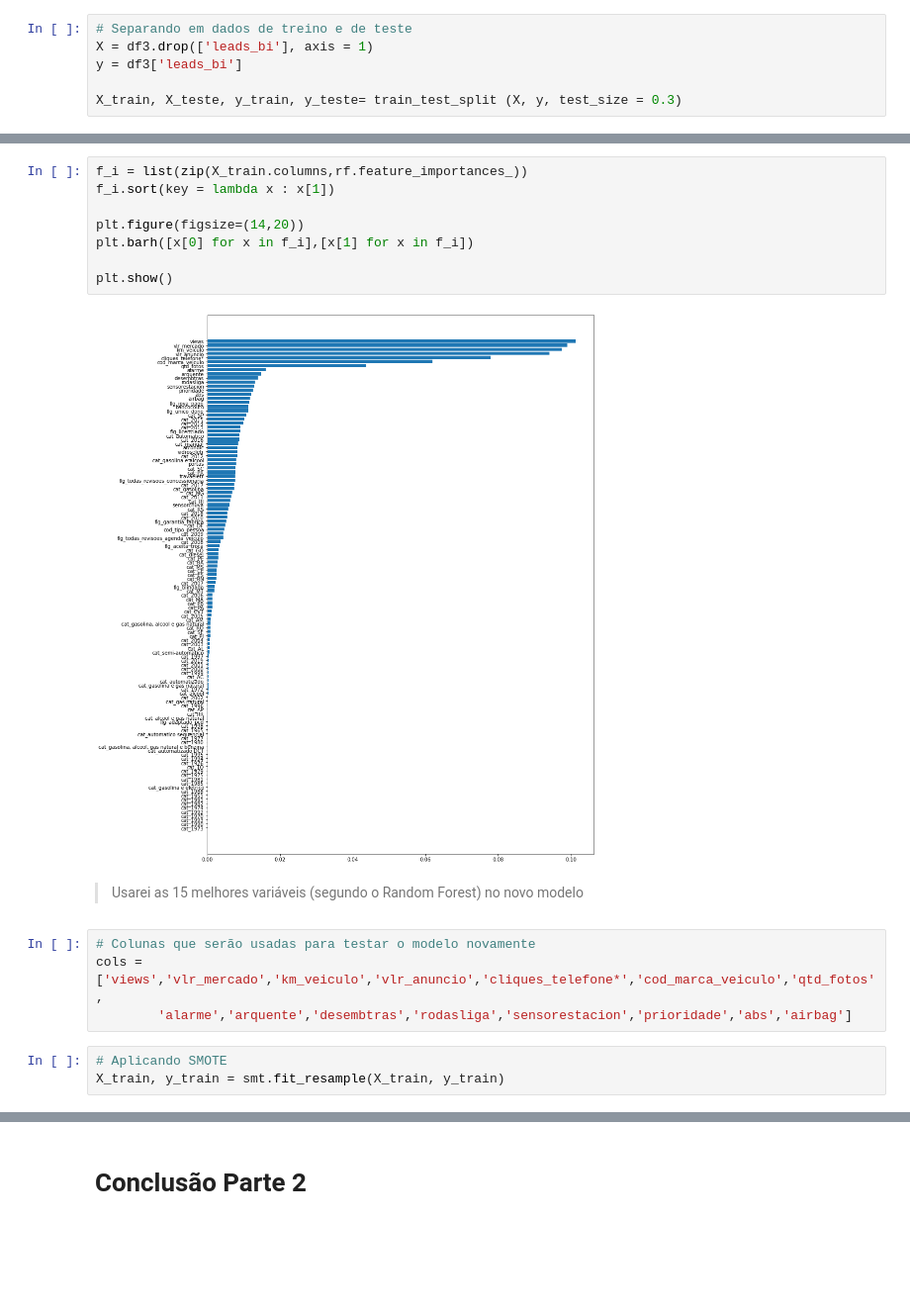
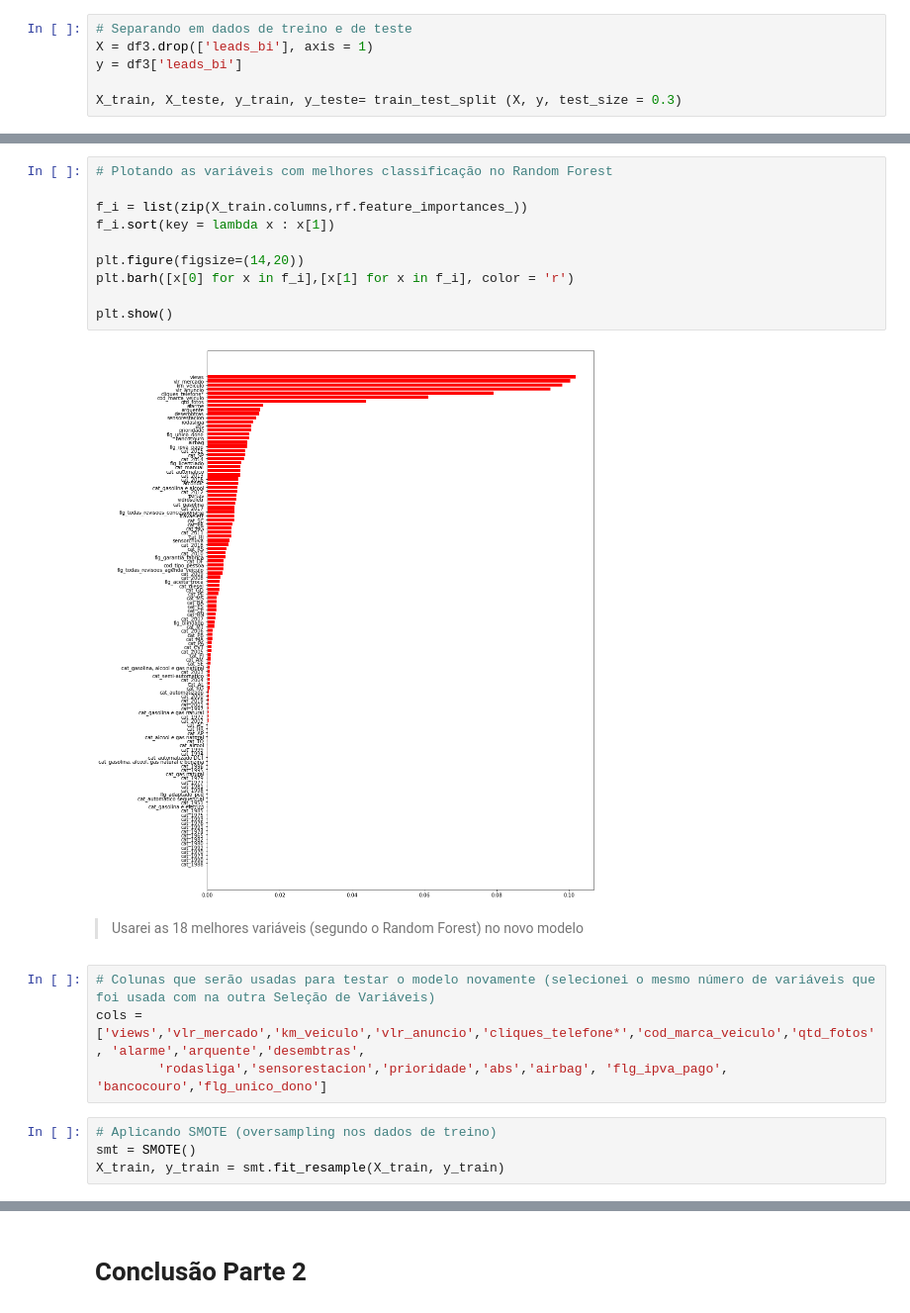
Before and after one commit to rafajovelho/Case1, a Jupyter notebook: Case-GCBInvestimentosipynb.ipynb, the cells around one changed output, grey strips where cells are left out. Shown at 99% size. Saved outputs shown, nothing was run; the diff lists cells and outputs as text; blank space fills up the shorter version.

Commit message:
Análise de Dados

```diff
--- a/Case-GCBInvestimentosipynb.ipynb
+++ b/Case-GCBInvestimentosipynb.ipynb
@@ -1552,21 +1562,24 @@ weighted avg       0.66      0.77      0.68     12397
 # %%
+# Plotando as variáveis com melhores classificação no Random Forest
+
 f_i = list(zip(X_train.columns,rf.feature_importances_))
 f_i.sort(key = lambda x : x[1])
 
 plt.figure(figsize=(14,20))
-plt.barh([x[0] for x in f_i],[x[1] for x in f_i])
+plt.barh([x[0] for x in f_i],[x[1] for x in f_i], color = 'r')
 
 plt.show()
 # %% [output]
-[figure, old version]
+[figure, new version]
 # %% [markdown]
-> Usarei as 15 melhores variáveis (segundo o Random Forest) no novo modelo
+> Usarei as 18 melhores variáveis (segundo o Random Forest) no novo modelo
 # %%
-# Colunas que serão usadas para testar o modelo novamente
-cols = ['views','vlr_mercado','km_veiculo','vlr_anuncio','cliques_telefone*','cod_marca_veiculo','qtd_fotos',
-        'alarme','arquente','desembtras','rodasliga','sensorestacion','prioridade','abs','airbag']
+# Colunas que serão usadas para testar o modelo novamente (selecionei o mesmo número de variáveis que foi usada com na outra Seleção de Variáveis)
+cols = ['views','vlr_mercado','km_veiculo','vlr_anuncio','cliques_telefone*','cod_marca_veiculo','qtd_fotos', 'alarme','arquente','desembtras',
+        'rodasliga','sensorestacion','prioridade','abs','airbag', 'flg_ipva_pago', 'bancocouro','flg_unico_dono']
 # %%
-# Aplicando SMOTE
+# Aplicando SMOTE (oversampling nos dados de treino)
+smt = SMOTE()
 X_train, y_train = smt.fit_resample(X_train, y_train)
 # %%
 # verificando se á variavel target foi balanceada
```
Also changed, not shown: parts of 65 cells of this notebook.
